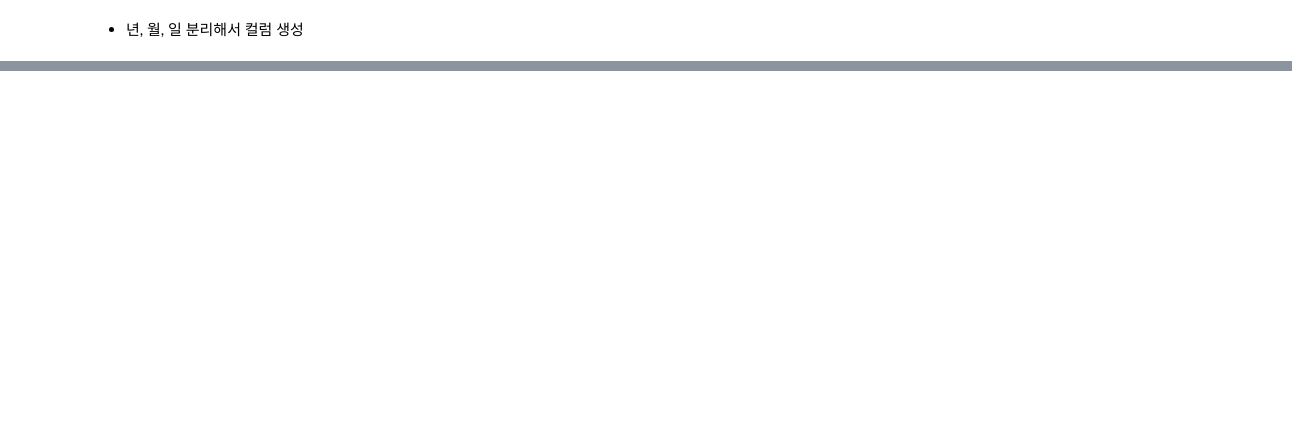
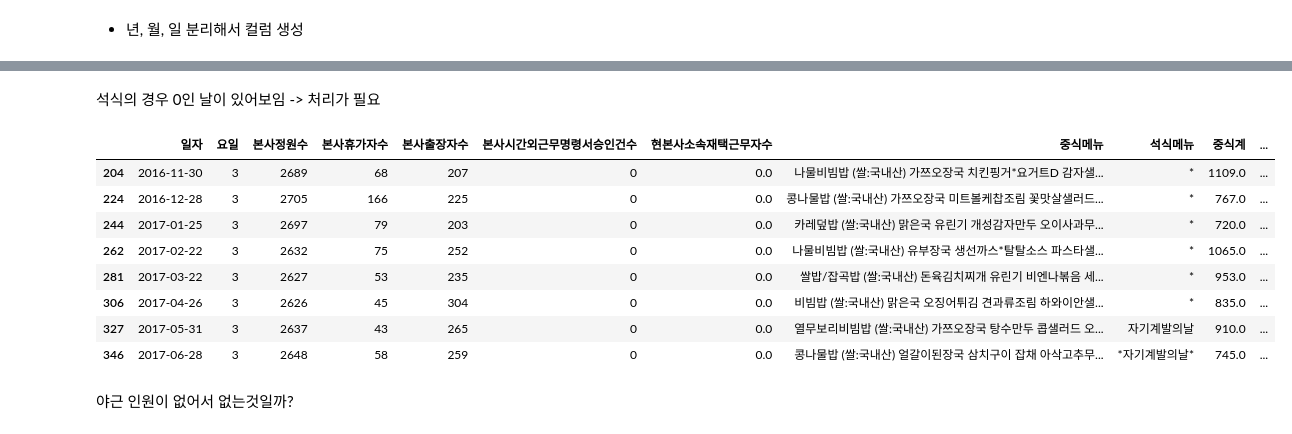
Before and after one commit to convin305/sum_daycon, a Jupyter notebook: [Dacon]구내식당 식수인원예측/구내식당_식수_인원_예측.ipynb, the cells around one changed output, grey strips where cells are left out. Cells and saved outputs as stored; diff of their text form; code cells hidden in the pictures; blank space fills up the shorter version.

```diff
--- a/[Dacon]구내식당 식수인원예측/구내식당_식수_인원_예측.ipynb
+++ b/[Dacon]구내식당 식수인원예측/구내식당_식수_인원_예측.ipynb
@@ -142,0 +195,16 @@ dtype: int64
+# %% [markdown]
+석식의 경우 0인 날이 있어보임 -> 처리가 필요
+# %%
+train[train.석식계 == 0].head(8)
+# %% [output]
+|  | 일자 | 요일 | 본사정원수 | 본사휴가자수 | 본사출장자수 | 본사시간외근무명령서승인건수 | 현본사소속재택근무자수 | 중식메뉴 | 석식메뉴 | 중식계 | ... |
+| 204 | 2016-11-30 | 3 | 2689 | 68 | 207 | 0 | 0.0 | 나물비빔밥 (쌀:국내산) 가쯔오장국 치킨핑거*요거트D 감자샐... | * | 1109.0 | ... |
+| 224 | 2016-12-28 | 3 | 2705 | 166 | 225 | 0 | 0.0 | 콩나물밥 (쌀:국내산) 가쯔오장국 미트볼케찹조림 꽃맛살샐러드... | * | 767.0 | ... |
+| 244 | 2017-01-25 | 3 | 2697 | 79 | 203 | 0 | 0.0 | 카레덮밥 (쌀:국내산) 맑은국 유린기 개성감자만두 오이사과무... | * | 720.0 | ... |
+| 262 | 2017-02-22 | 3 | 2632 | 75 | 252 | 0 | 0.0 | 나물비빔밥 (쌀:국내산) 유부장국 생선까스*탈탈소스 파스타샐... | * | 1065.0 | ... |
+| 281 | 2017-03-22 | 3 | 2627 | 53 | 235 | 0 | 0.0 | 쌀밥/잡곡밥 (쌀:국내산) 돈육김치찌개 유린기 비엔나볶음 세... | * | 953.0 | ... |
+| 306 | 2017-04-26 | 3 | 2626 | 45 | 304 | 0 | 0.0 | 비빔밥 (쌀:국내산) 맑은국 오징어튀김 견과류조림 하와이안샐... | * | 835.0 | ... |
+| 327 | 2017-05-31 | 3 | 2637 | 43 | 265 | 0 | 0.0 | 열무보리비빔밥 (쌀:국내산) 가쯔오장국 탕수만두 콥샐러드 오... | 자기계발의날 | 910.0 | ... |
+| 346 | 2017-06-28 | 3 | 2648 | 58 | 259 | 0 | 0.0 | 콩나물밥 (쌀:국내산) 얼갈이된장국 삼치구이 잡채 아삭고추무... | *자기계발의날* | 745.0 | ... |
+# %% [markdown]
+야근 인원이 없어서 없는것일까?
```
Also changed, not shown: parts of 59 cells of this notebook.
